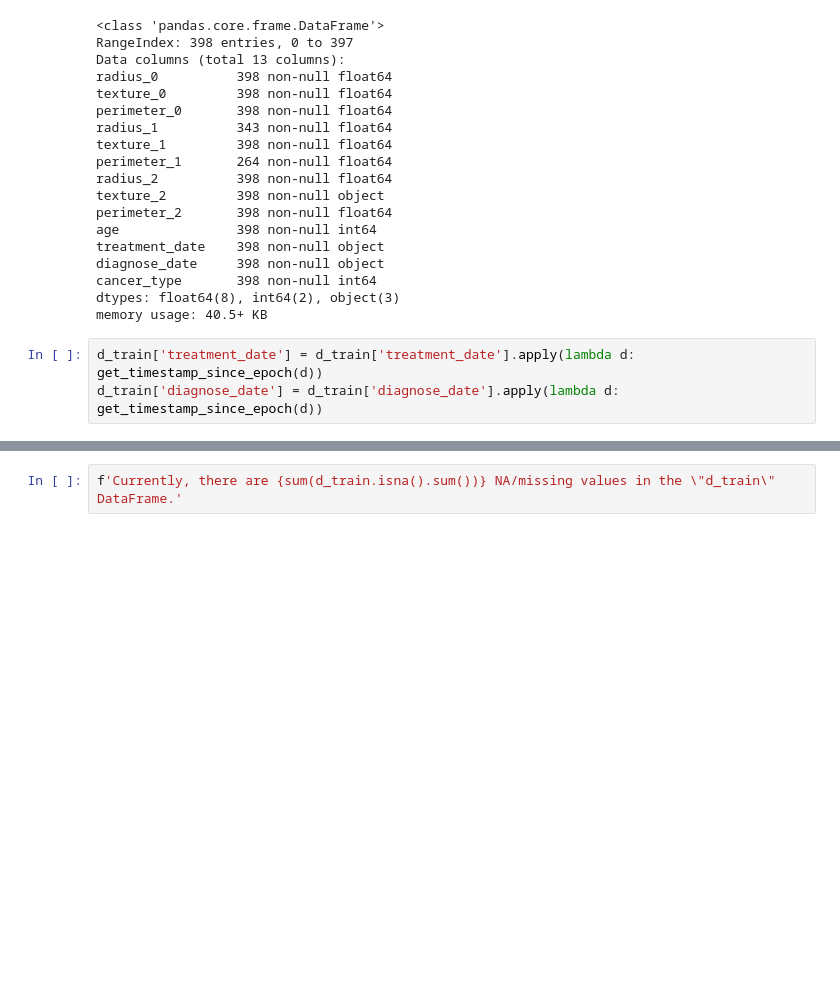
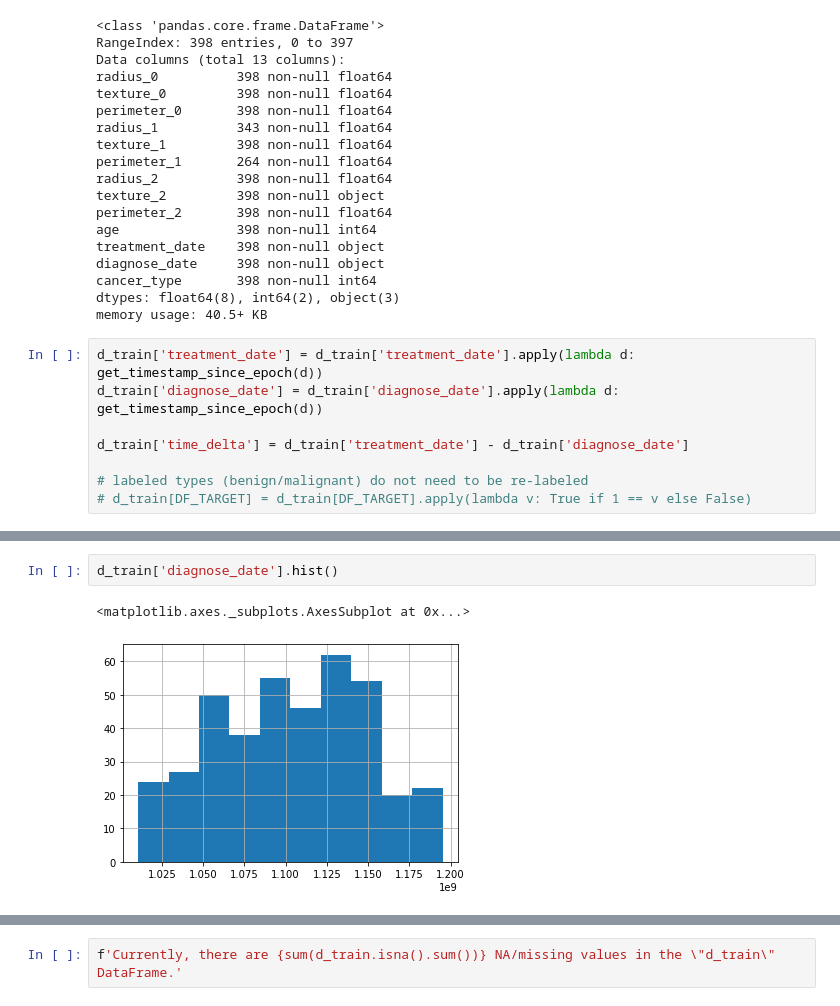
Before and after one commit to danielschulz/Female_Health_Analysis, a Jupyter notebook: Female_Health_Analysis/Female_Health_Analysis/scripts/EDA.ipynb, the cells around one changed output, grey strips where cells are left out. Drawn from its saved outputs; the diff is of its cells as text; blank space fills up the shorter version.

```diff
--- a/Female_Health_Analysis/Female_Health_Analysis/scripts/EDA.ipynb
+++ b/Female_Health_Analysis/Female_Health_Analysis/scripts/EDA.ipynb
@@ -96,6 +157,11 @@ memory usage: 40.5+ KB
 # %%
 d_train['treatment_date'] = d_train['treatment_date'].apply(lambda d: get_timestamp_since_epoch(d))
 d_train['diagnose_date'] = d_train['diagnose_date'].apply(lambda d: get_timestamp_since_epoch(d))
+
+d_train['time_delta'] = d_train['treatment_date'] - d_train['diagnose_date']
+
+# labeled types (benign/malignant) do not need to be re-labeled
+# d_train[DF_TARGET] = d_train[DF_TARGET].apply(lambda v: True if 1 == v else False)
 # %%
 d_train.head()
 # %% [output]
@@ -105,3 +171,8 @@ d_train.head()
 | 2 | 25.380268 | 21.291553 | 152.281062 | 23.852166 | 46.237931 | NaN | 28.563252 | 21.0971528265 | 143.367792 | ... |
 | 3 | 11.835961 | 17.820702 | 72.178523 | 11.260258 | 44.805167 | NaN | 12.082749 | 16.4992370844 | 65.920413 | ... |
 | 4 | 14.875600 | 17.534187 | 98.545830 | 14.380683 | 26.190447 | 89.712492 | 12.930685 | 19.8566873539 | 108.380754 | ... |
+# %%
+d_train['diagnose_date'].hist()
+# %% [output]
+<matplotlib.axes._subplots.AxesSubplot at 0x...>
+[figure, added]
```
Also changed, not shown: parts of 41 cells of this notebook.
